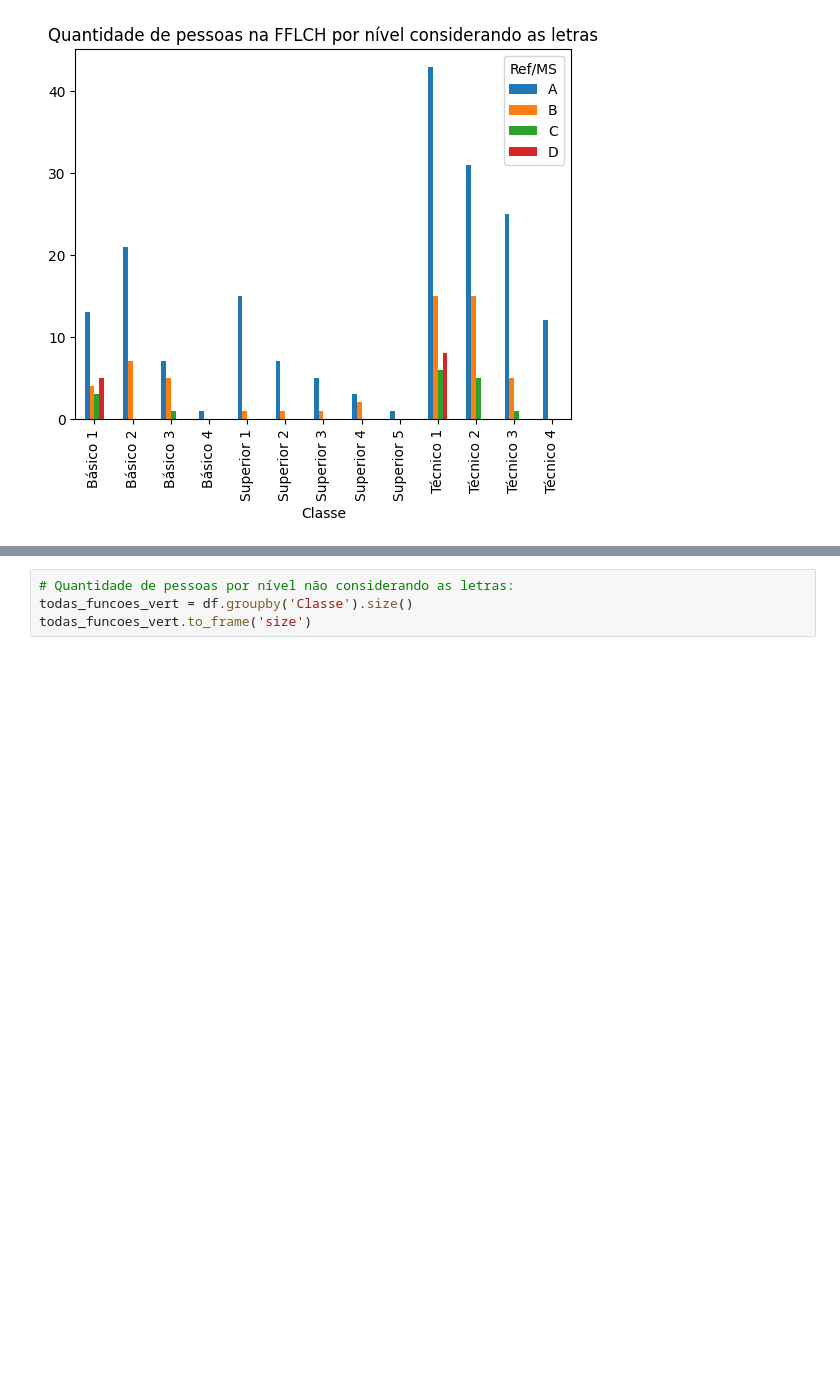
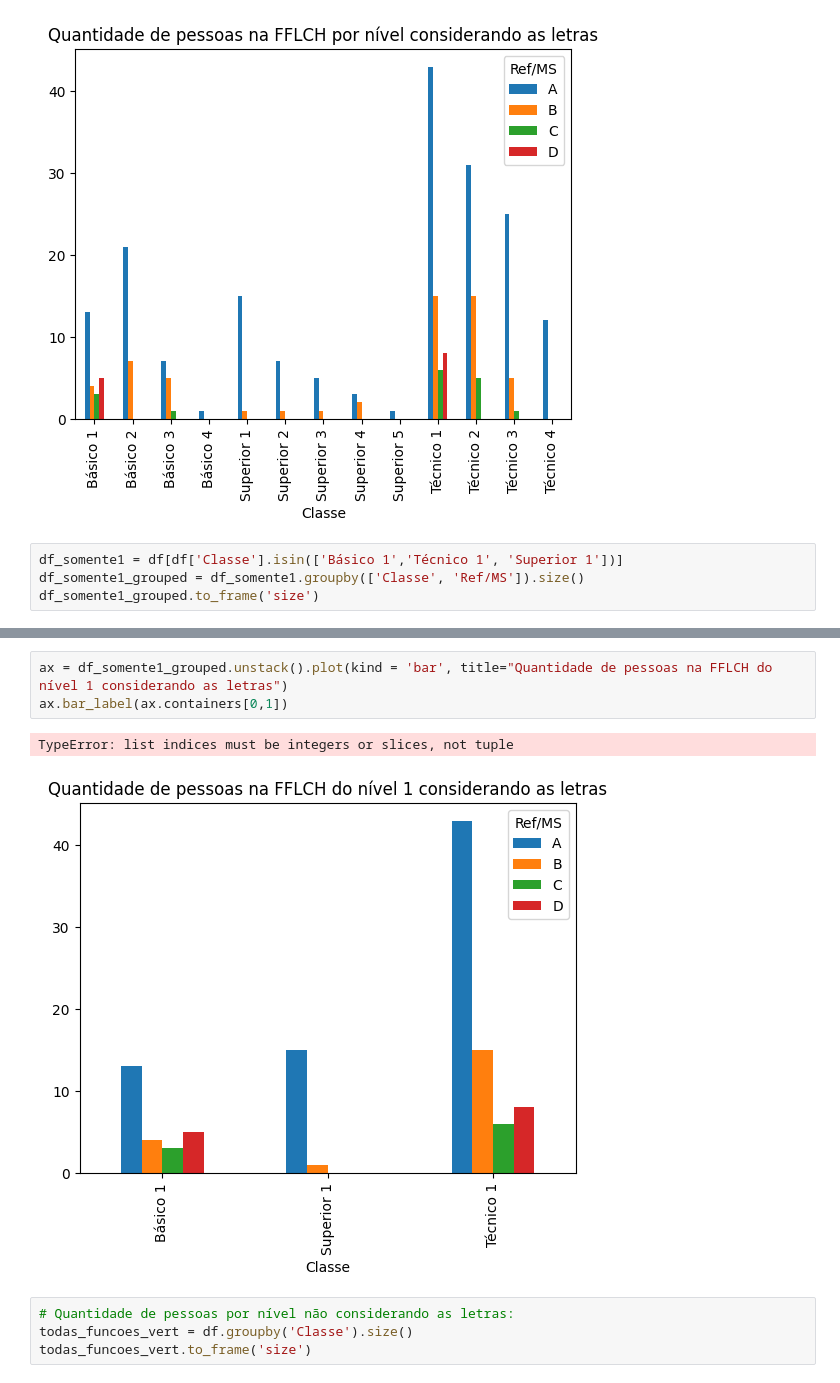
Before and after one commit to thiagogomesverissimo/notebooks, a Jupyter notebook: 2024/fflch.ipynb, the cells around one changed output, grey strips where cells are left out. Cells and saved outputs as stored; diff of their text form; blank space fills up the shorter version.

Commit message:
com letras

```diff
--- a/2024/fflch.ipynb
+++ b/2024/fflch.ipynb
@@ -54,3 +54,7 @@ todas_funcoes.unstack().plot(kind = 'bar', title="Quantidade de pessoas na FFLCH
 # %% [output]
 <Axes: title={'center': 'Quantidade de pessoas na FFLCH por nível considerando as letras'}, xlabel='Classe'>
 [figure]
+# %%
+df_somente1 = df[df['Classe'].isin(['Básico 1','Técnico 1', 'Superior 1'])]
+df_somente1_grouped = df_somente1.groupby(['Classe', 'Ref/MS']).size()
+df_somente1_grouped.to_frame('size')
@@ -57,3 +74,9 @@ todas_funcoes.unstack().plot(kind = 'bar', title="Quantidade de pessoas na FFLCH
+# %%
+ax = df_somente1_grouped.unstack().plot(kind = 'bar', title="Quantidade de pessoas na FFLCH do nível 1 considerando as letras")
+ax.bar_label(ax.containers[0,1])
+# %% [output]
+TypeError: list indices must be integers or slices, not tuple
+[figure, added]
 # %%
 # Quantidade de pessoas por nível não considerando as letras:
 todas_funcoes_vert = df.groupby('Classe').size()
```
Also changed, not shown: parts of 1 cell of this notebook.
